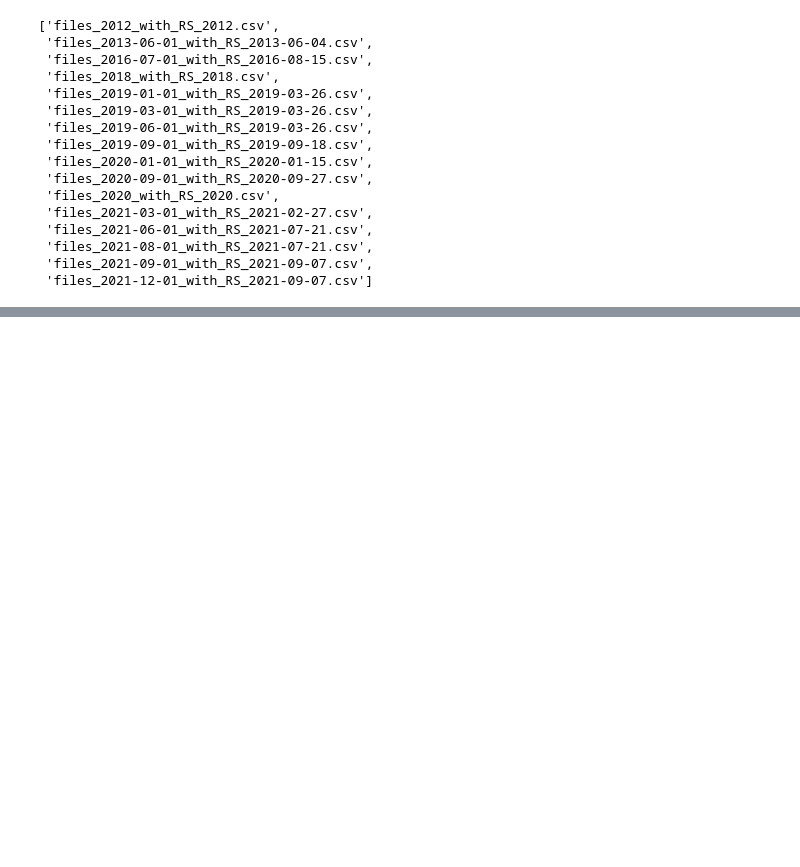
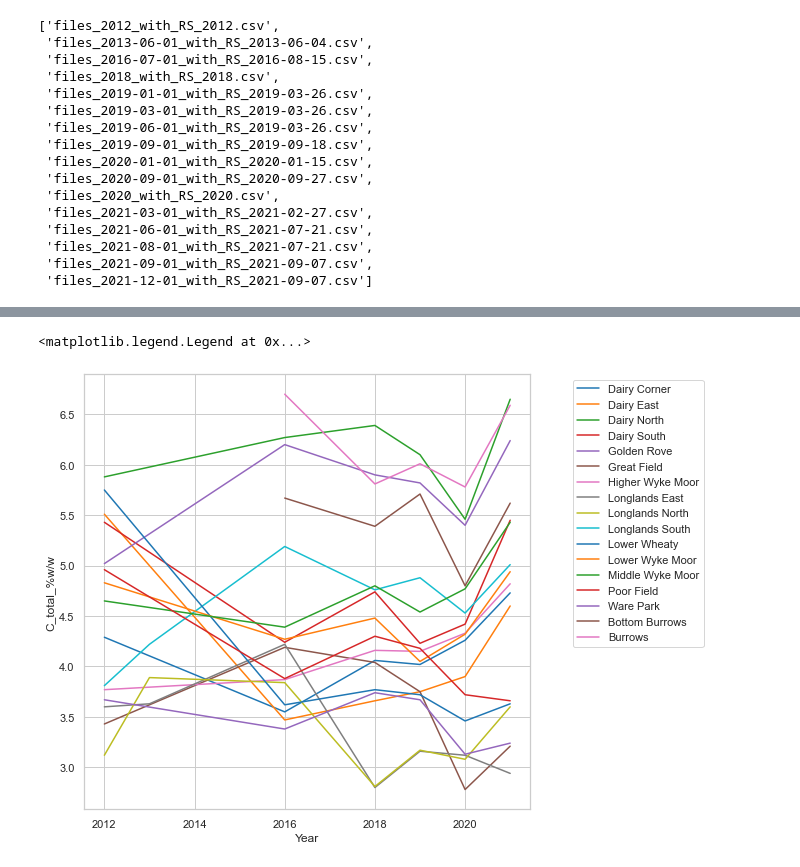
Before and after one commit to neli12/project-carbon-RR, a Jupyter notebook: First steps in analysing RR data.ipynb, the cells around one changed output, grey strips where cells are left out. Saved outputs shown, nothing was run; the diff lists cells and outputs as text; code cells hidden in the pictures; blank space fills up the shorter version.

```diff
--- a/First steps in analysing RR data.ipynb
+++ b/First steps in analysing RR data.ipynb
@@ -1045,0 +1078,4 @@ f2_df.to_csv("final_dataRR_with_RS.csv", index = False)
+# %%
+group_by_field_year = f2_df.groupby(['Year','Field']).agg({'C_total_%w/w': 'mean'}).reset_index()
+group_by_field_year['C_total_%w/w'] = group_by_field_year['C_total_%w/w'].round(2)
+group_by_field_year
@@ -1045,0 +1096,3 @@ f2_df.to_csv("final_dataRR_with_RS.csv", index = False)
+# %%
+list_vc = group_by_field_year.Field.value_counts().loc[lambda x: x>4].index.to_list()
+list_vc
@@ -1045,0 +1117,4 @@ f2_df.to_csv("final_dataRR_with_RS.csv", index = False)
+# %%
+group_by_field_year2 = group_by_field_year[group_by_field_year['Field'].isin(list_vc)]
+group_by_field_year2.to_csv('group_field_year_mais4.csv', index = False)
+group_by_field_year2.info()
@@ -1045,0 +1132,8 @@ f2_df.to_csv("final_dataRR_with_RS.csv", index = False)
+# %%
+sns.set(style="whitegrid", font_scale=1)
+lp = sns.lineplot('Year', 'C_total_%w/w', ci=None,
+             hue='Field', data=group_by_field_year2, palette = "tab10")
+lp.legend(loc='upper right', bbox_to_anchor=(1.4, 1))
+# %% [output]
+<matplotlib.legend.Legend at 0x...>
+[figure, added]
```
Also changed, not shown: parts of 13 cells of this notebook.
